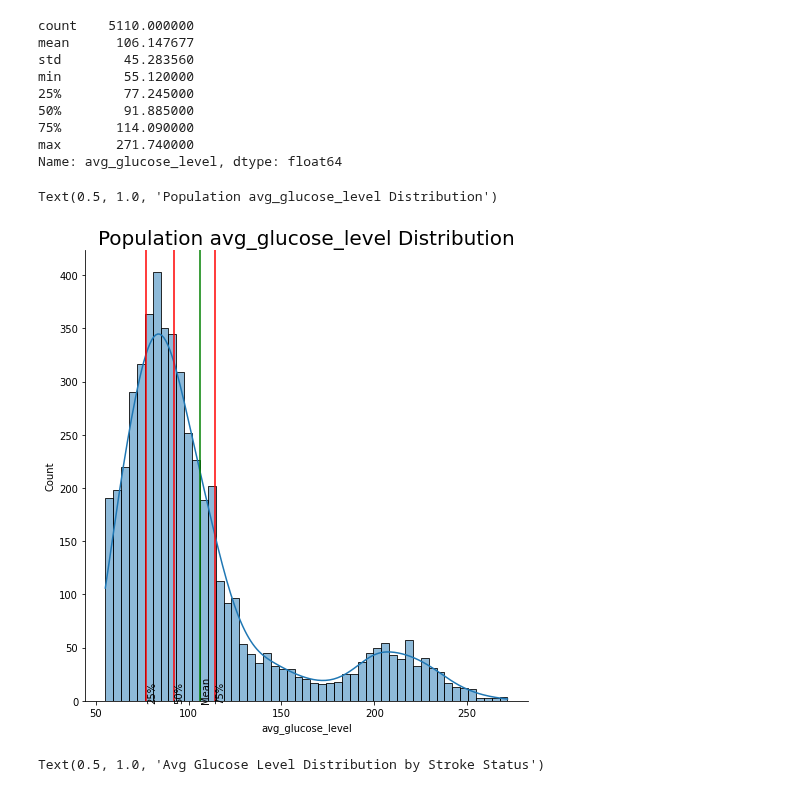
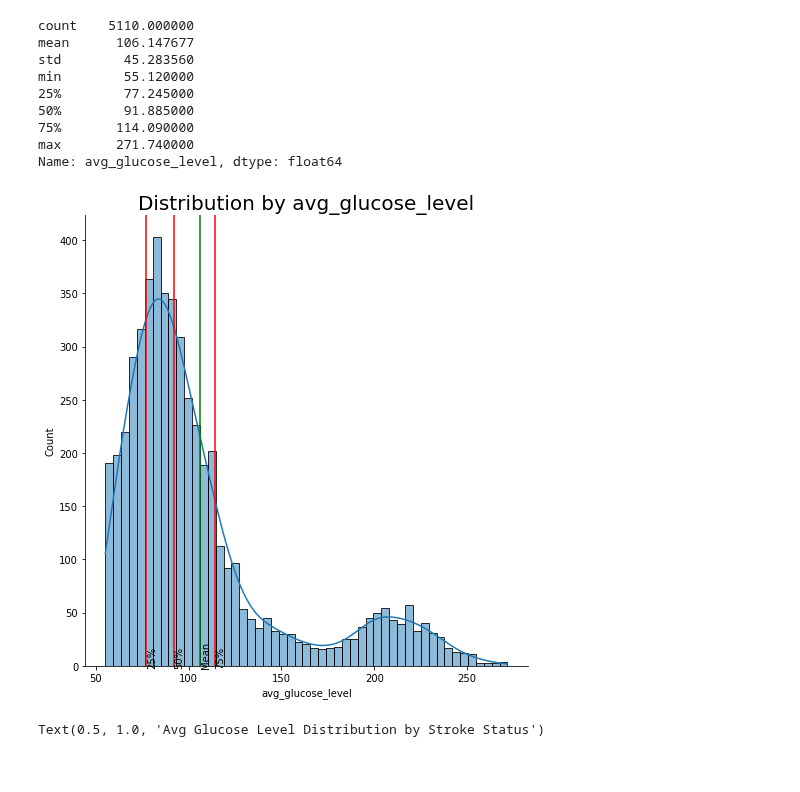
Before and after one commit to bori00/Stroke-Predictor, a Jupyter notebook: Stroke_Predictor.ipynb, the cells around one changed output. Cells and saved outputs as stored; diff of their text form; code cells hidden in the pictures.

```diff
--- a/Stroke_Predictor.ipynb
+++ b/Stroke_Predictor.ipynb
@@ -66,0 +69,22 @@ stroke_df.describe()
+# %%
+def plot_continuous_variable_distribution(df, var_series, var_name, title):
+  sns.displot(data=df, x=var_name, kde=True, height=def_plot_length)
+  # median
+  disp = 0.4
+  plt.axvline(x=var_series.median(),
+              color='red')
+  plt.text(var_series.median() + disp, 0, "50%", rotation = 90)
+  # 25%
+  plt.axvline(x=var_series.quantile(0.25),
+              color='red')
+  plt.text(var_series.quantile(0.25) + disp, 0, "25%", rotation = 90)
+  # 75%
+  plt.axvline(x=var_series.quantile(0.75),
+              color='red')
+  plt.text(var_series.quantile(0.75) + disp, 0, "75%", rotation = 90)
+  # mean
+  plt.axvline(x=var_series.mean(),
+              color='green')
+  plt.text(var_series.mean() + disp, 0, "Mean", rotation = 90)
+
+  plt.title(title, size=def_title_size)
@@ -275,31 +263,10 @@ min        55.120000
 75%       114.090000
 max       271.740000
 Name: avg_glucose_level, dtype: float64
-# %%
-#@ Distribution
-sns.displot(data=stroke_df, x="avg_glucose_level", kde=True, height=def_plot_length)
-# median
-disp = 0.4
-plt.axvline(x=stroke_df.avg_glucose_level.median(),
-            color='red')
-plt.text(stroke_df.avg_glucose_level.median() + disp, 0, "50%", rotation = 90)
-# 25%
-plt.axvline(x=stroke_df.avg_glucose_level.quantile(0.25),
-            color='red')
-plt.text(stroke_df.avg_glucose_level.quantile(0.25) + disp, 0, "25%", rotation = 90)
-# 75%
-plt.axvline(x=stroke_df.avg_glucose_level.quantile(0.75),
-            color='red')
-plt.text(stroke_df.avg_glucose_level.quantile(0.75) + disp, 0, "75%", rotation = 90)
-# mean
-plt.axvline(x=stroke_df.avg_glucose_level.mean(),
-            color='green')
-plt.text(stroke_df.avg_glucose_level.mean() + disp, 0, "Mean", rotation = 90)
-
-plt.title("Population avg_glucose_level Distribution", size=def_title_size)
-# %% [output]
-Text(0.5, 1.0, 'Population avg_glucose_level Distribution')
-[figure, removed]
+# %%
+plot_continuous_variable_distribution(stroke_df, stroke_df.avg_glucose_level, "avg_glucose_level", "Distribution by avg_glucose_level")
+# %% [output]
+[figure, added]
 # %%
 fig, ax = plt.subplots(figsize=def_fig_size)
 sns.histplot(data=stroke_df, x="avg_glucose_level", hue="stroke", ax=ax)
```
Also changed, not shown: parts of 18 cells of this notebook.
